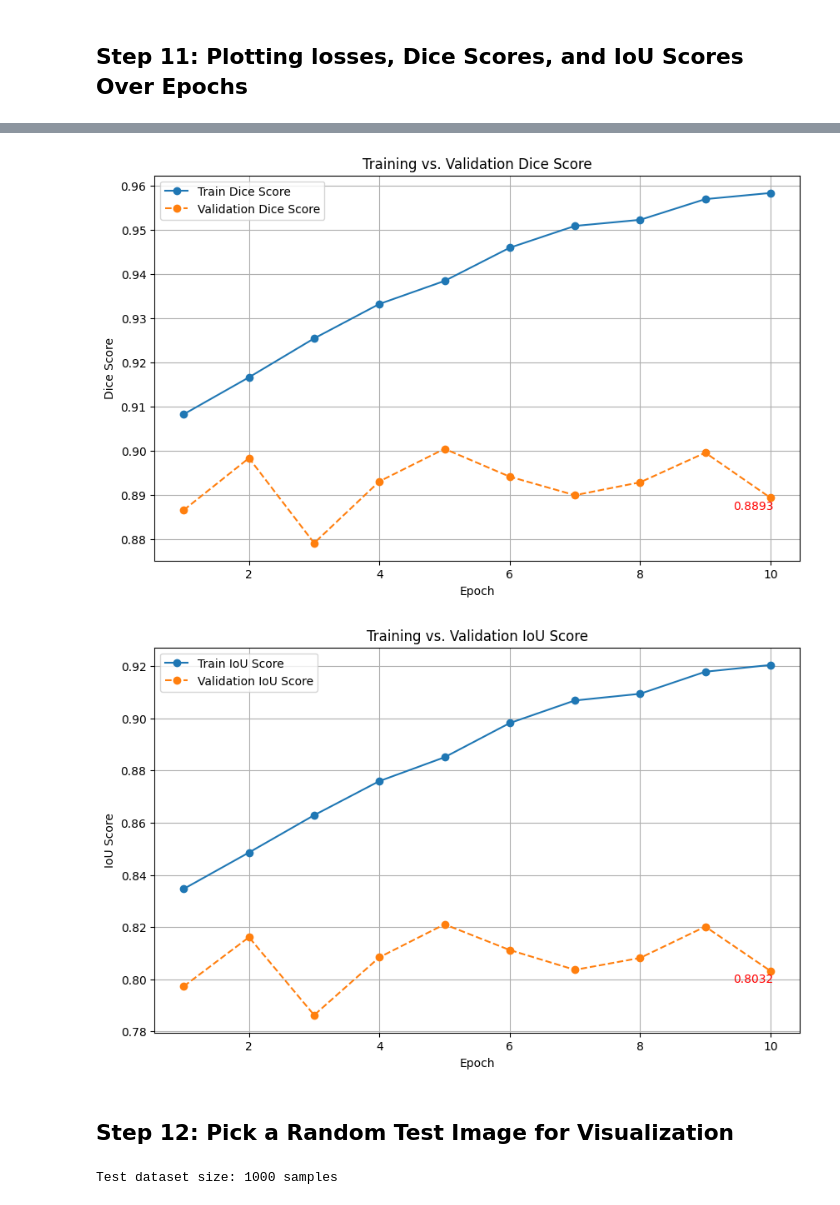
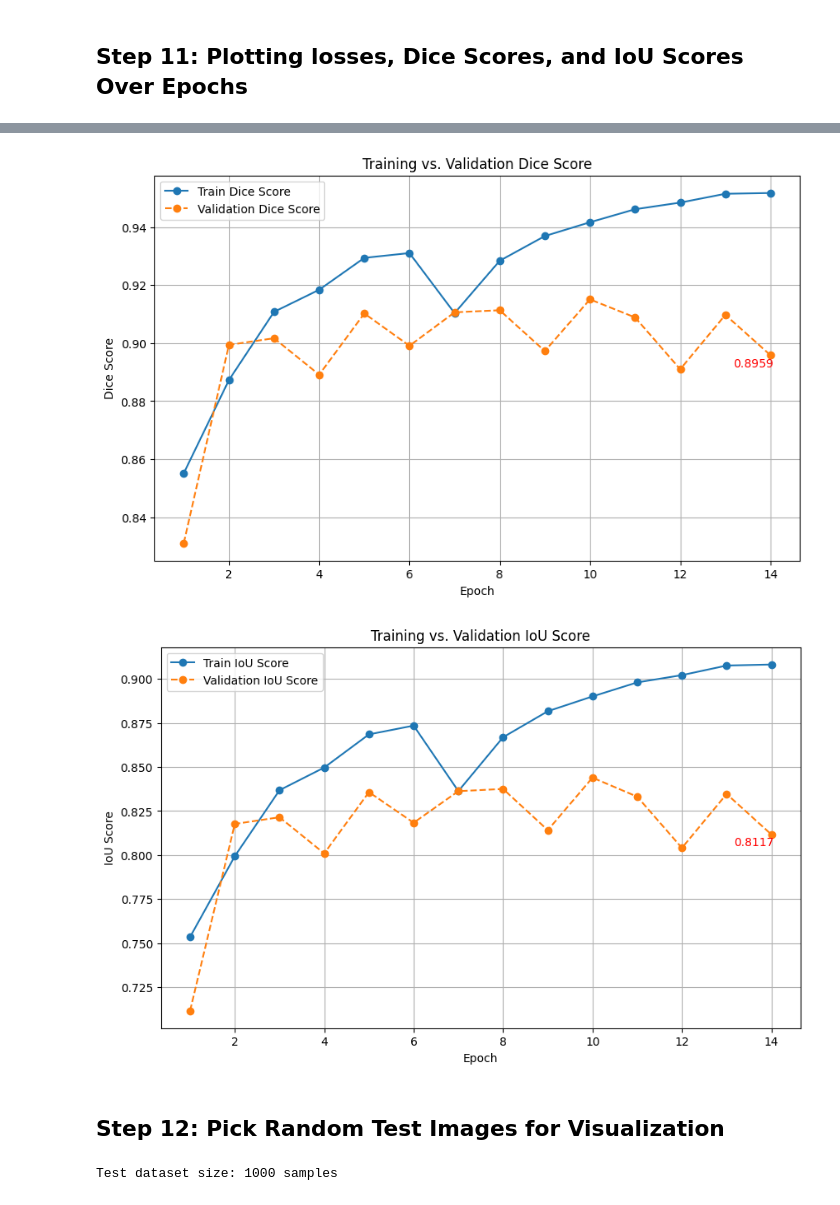
Before and after one commit to samyakshrestha/swinunet-medical-segmentation, a Jupyter notebook: notebooks/swin_upernet_baseline.ipynb, the cells around one changed output, grey strips where cells are left out. Saved outputs shown, nothing was run; the diff lists cells and outputs as text; code cells hidden in the pictures.

Commit message:
improved swin-upernet model

```diff
--- a/notebooks/swin_upernet_baseline.ipynb
+++ b/notebooks/swin_upernet_baseline.ipynb
@@ -245,36 +249,47 @@ class UPerNetDecoder(nn.Module):
         return output
 
 # -------------------------------
-# Define the Combined Model
+# Define the Combined Model (Using Swin-Small with ImageNet-22K Weights)
 # -------------------------------
 class SwinUPerNet(nn.Module):
     def __init__(self, num_classes=1):
         super().__init__()
         self.encoder = timm.create_model(
-            "swinv2_tiny_window8_256",
+            "swin_tiny_patch4_window7_224.ms_in22k",
             pretrained=True,
             features_only=True
         )
+
         encoder_channels = self.encoder.feature_info.channels()
         self.decoder = UPerNetDecoder(encoder_channels, num_classes)
 
     def forward(self, x):
+        # Get feature maps from Swin Transformer
         features = self.encoder(x)
+
+        # Convert NHWC to NCHW
         features = [f.permute(0, 3, 1, 2) for f in features]
+
+        # Decode feature maps back to 256x256 masks
         output = self.decoder(features)
+
+        # Resize output to match input size (256x256)
+        output = F.interpolate(output, size=(256, 256), mode="bilinear", align_corners=False)
+
         return output
 
 # -------------------------------
 # Instantiate and Test the Model
 # -------------------------------
 if __name__ == "__main__":
-    model = SwinUPerNet(num_classes=1)
+    model = SwinUPerNet(num_classes=1).to(device)
     print("SwinUPerNet Model Summary:")
-    # Explicitly print the summary output
-    print(summary(model, input_size=(1, 3, 256, 256)))
 
-    # Test a forward pass with a dummy input
-    dummy_input = torch.randn(1, 3, 256, 256).to(device)
+    # Update input size to 256x256
+    print(summary(model, input_size=(1, 3, 224, 224)))
+
+    # Update dummy input to 256x256
+    dummy_input = torch.randn(1, 3, 224, 224).to(device)
     output = model(dummy_input)
     print("Output shape:", output.shape)
 # %% [output]
@@ -357,15 +376,20 @@ Loss for this batch: 0.6715
 We’ll use Adam as our optimizer, which is commonly used in deep learning due to its adaptive learning rate and efficiency.
 # %%
 # Define the optimizer.
-optimizer = optim.AdamW(model.parameters(), lr=5e-5, weight_decay=1e-4)
-# Define the learning rate scheduler (must be defined before using `scheduler.step`)
-scheduler = torch.optim.lr_scheduler.ReduceLROnPlateau(optimizer, mode="min", factor=0.5, patience=2, verbose=True)
+optimizer = optim.AdamW(model.parameters(), lr=2e-4, weight_decay=1e-3)
+
+# Define Learning Rate Scheduler (Cosine Annealing with Warmup)
+num_epochs = 25
+num_training_steps = len(train_loader) * num_epochs  # Total training steps
+num_warmup_steps = int(0.1 * num_training_steps)  # 10% of training steps for warmup
+scheduler = torch.optim.lr_scheduler.CosineAnnealingWarmRestarts(optimizer, T_0=5, T_mult=2, eta_min=1e-6)
+
 print("Optimizer and scheduler initialized successfully!")
 # %% [output]
 Optimizer and scheduler initialized successfully!
 # %%
-# Create a dummy batch (8 images, 3 channels, 256x256 size)
-dummy_images = torch.randn(8, 3, 256, 256).to(device)
+# Create a dummy batch (8 images, 3 channels, 224x224 size)
+dummy_images = torch.randn(8, 3, 224, 224).to(device)
 dummy_masks = torch.randint(0, 2, (8, 256, 256)).to(device)  # Binary ground truth masks
 
 # Ensure masks have the correct shape
@@ -672,7 +648,7 @@ Best trained Swin-UPerNet model loaded successfully!
 ## Step 11: Plotting losses, Dice Scores, and IoU Scores Over Epochs
 # %%
 # Define the epoch range
-epochs = range(1, num_epochs + 1)
+epochs = range(1, len(train_losses) + 1)
 
 # Plot Training vs Validation Loss
 plt.figure(figsize=(10, 6))
@@ -714,7 +690,7 @@ plt.show()
-[figure, old version]
+[figure, new version]
-[figure, old version]
+[figure, new version]
 # %% [markdown]
-## Step 12: Pick a Random Test Image for Visualization
+## Step 12:  Pick Random Test Images for Visualization
 # %%
 # 1. Specify the paths to your test images and masks
 test_images_path = f"{BASE_DIR}/test_images.npy"
```
Also changed, not shown: parts of 22 cells of this notebook, 1 other file.
